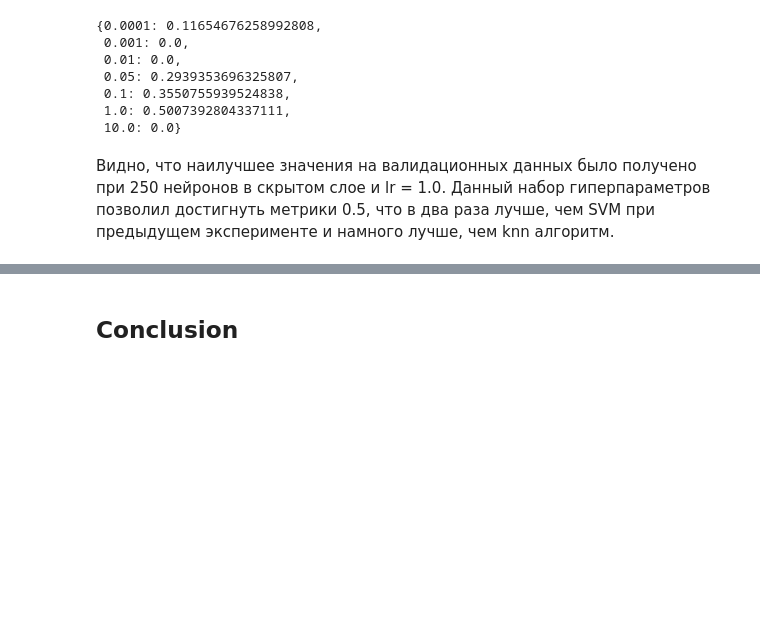
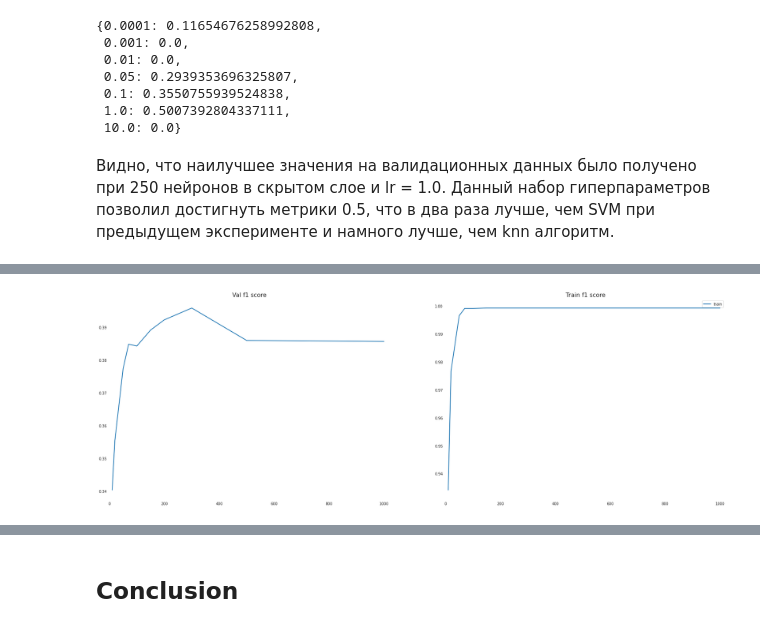
Before and after one commit to kirillProkofiev/ML_homework, a Jupyter notebook: HR_analysis.ipynb, the cells around one changed output, grey strips where cells are left out. Saved outputs shown, nothing was run; the diff lists cells and outputs as text; code cells hidden in the pictures; blank space fills up the shorter version.

```diff
--- a/HR_analysis.ipynb
+++ b/HR_analysis.ipynb
@@ -1063,0 +1072,10 @@ final_val_score
+# %%
+def validate(model, X, y, estimate='train'):
+    predicted = model.predict(X)
+    err_test = np.mean(y != predicted)
+    f1 = f1_score(y, predicted)
+    print(f"__{estimate}__")
+    print(f'num of estimators: {model.n_estimators}')
+    print('F1: {:.2f}'.format(f1))
+    print(f"Err {estimate}: {err_test}\n")
+    return f1, err_test
@@ -1063,0 +1190,18 @@ final_val_score
+# %%
+fig,ax = plt.subplots(1, 2, figsize = (30,10), sharey=False)
+for i in range(2):
+    ax[i].spines["right"].set_visible(False)
+    ax[i].spines["left"].set_visible(False)
+    ax[i].spines["top"].set_visible(False)
+    ax[i].spines["bottom"].set_visible(False)
+    ax[i].set_xlim(0, 1020)
+
+ax[0].plot(n_trees, f1_store_val, linewidth=2, label = "val")
+ax[0].set_title("Val f1 score", fontsize=16)
+
+
+ax[1].plot(n_trees, f1_store_train, linewidth=2, label = "train")
+ax[1].set_title("Train f1 score", fontsize=16)
+plt.legend(loc='best');
+# %% [output]
+[figure, added]
```
Also changed, not shown: parts of 57 cells of this notebook.
